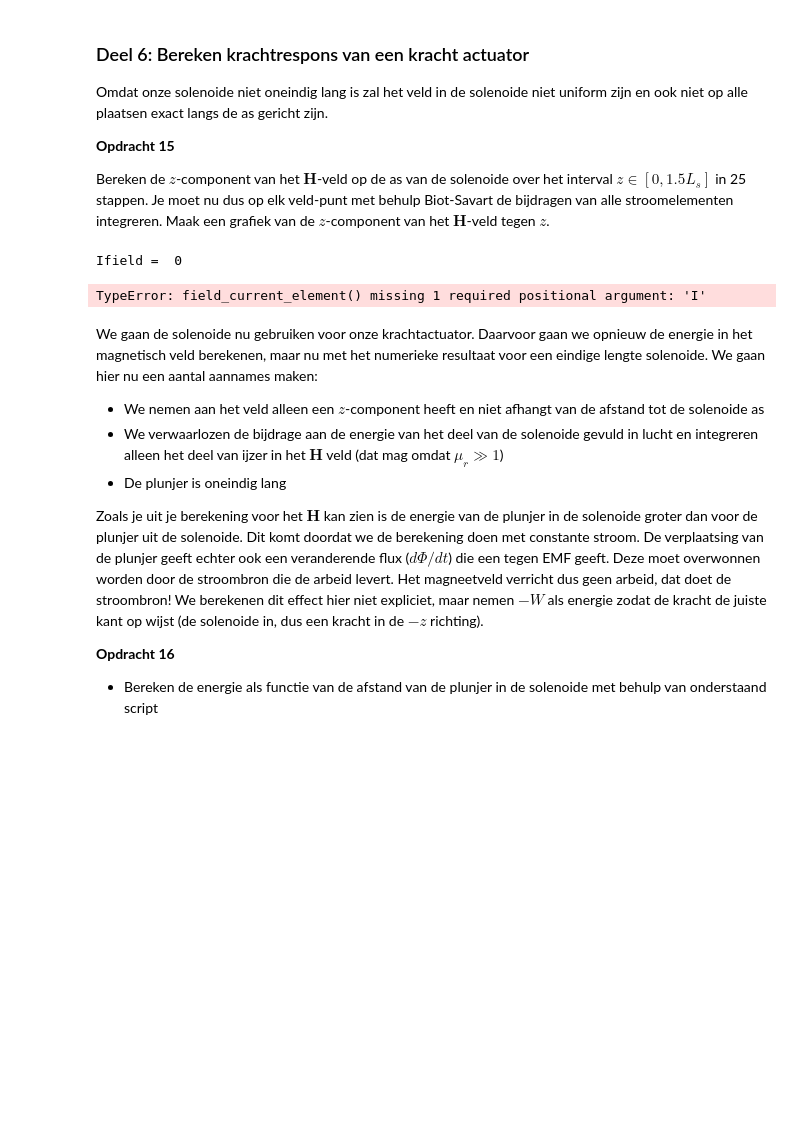
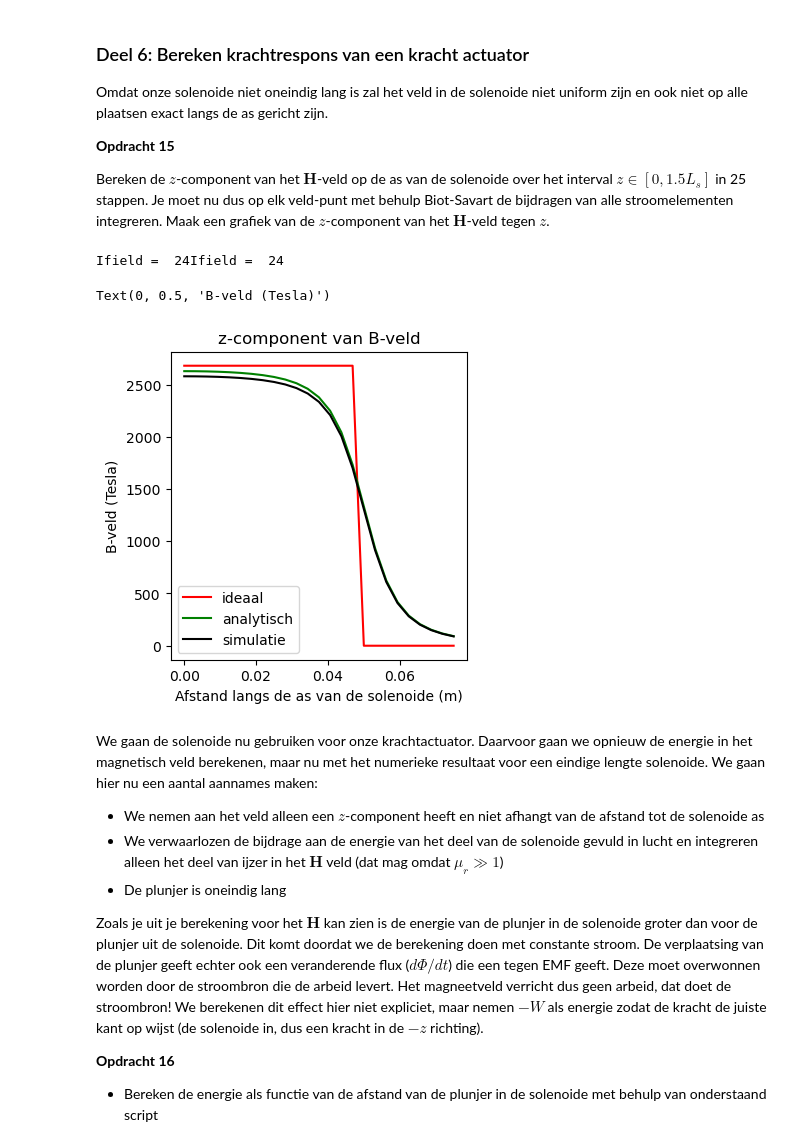
Before and after one commit to ElisabethMijnders/opdrachten-DEF-D-EM, a Jupyter notebook: DigitaleOntwerpopdrachten/2KrachtactuatorOpdracht/2KrachtactuatorOpdracht/KrachtactuatorOpdracht.ipynb, the cells around one changed output. Cells and saved outputs as stored; diff of their text form; code cells hidden in the pictures; blank space fills up the shorter version.

```diff
--- a/DigitaleOntwerpopdrachten/2KrachtactuatorOpdracht/2KrachtactuatorOpdracht/KrachtactuatorOpdracht.ipynb
+++ b/DigitaleOntwerpopdrachten/2KrachtactuatorOpdracht/2KrachtactuatorOpdracht/KrachtactuatorOpdracht.ipynb
@@ -525,23 +525,23 @@ Bereken het veld in het midden van de solenoide en vergelijk het met het analyti
 * Bereken met de functie die jullie eerder geschreven hebben de contributies aan het $H$-veld en sommeer deze.
 # %%
 #Berekening analytische antwoord
-H_analytisch= spoed*I_deur
+H_analytisch_1= spoed_1*I_deur
 
 #2d array voor alle punten langs de z-as
-r_source2 = np.zeros((len(x),3))
-r_source2[:,0] = x
-r_source2[:,1] = y
-r_source2[:,2] = z
+r_source_1 = np.zeros((len(x),3))
+r_source_1[:,0] = x
+r_source_1[:,1] = y
+r_source_1[:,2] = z
 
 #dl is een stukje van de lengte van de spoel
-dl2 = np.diff(r_source2, axis=0)
-r_source2 = r_source2[:-1]
+dl_1 = np.diff(r_source_1, axis=0)
+r_source_1 = r_source_1[:-1]
 
-r_field2 = np.array([0,0,0])
+r_field_1 = np.array([0,0,0])
 
-dH2 = field_current_element2d(r_field2, r_source2, dl2,I_deur)
-H2 = np.sum(dH2)
+dH_1 = field_current_element2d(r_field_1, r_source_1, dl_1,I_deur)
+H_1 = np.sum(dH_1)
 
-print(f"The analytical answer is {H_analytisch:.2f} A/m")
-print(f"The numerical answer is {np.linalg.norm(H2):.2f} A/m")
+print(f"The analytical answer is {H_analytisch_1:.2f} A/m")
+print(f"The numerical answer is {np.linalg.norm(H_1):.2f} A/m")
 # %% [output]
@@ -557,36 +557,36 @@ Bereken de $z$-component van het $\mathbf{H}$-veld op de as van de solenoide ove
 # %%
 n_ax=25
 z_ax=np.linspace(0, 1.5*L_sol/2, n_ax)
 H_ax=np.zeros((n_ax,1))
 
 for i_field in range(n_ax):
     print(f"\rIfield =  {i_field}", end="") # Print welk element van het veld nu berekend wordt.
-    # Bepaal de field coordinate
+    r_field=np.array([0,0,z_ax[i_field]])
     Hsimulated=np.array([0,0,0], dtype='float64')
-    for i_source in np.arange(1, N):
-        # Bepaal dl en r_source en gebruik
-        Hsimulated += field_current_element(r_field, r_source, dl)
-        print(f"Ifield =  {i_field}", end="")
+    Hsimulated += np.sum(field_current_element2d(r_field, r_source_1, dl_1,I_deur))
+    print(f"Ifield =  {i_field}", end="")
 
     # selecting the z-component
     H_ax[i_field,0]=Hsimulated[2]
 
-H_veld_ideaal=analytical_answer*np.ones(n_ax)*(1.0*(z_ax < L_sol/2))
+H_veld_ideaal=H_analytisch_1*np.ones(n_ax)*(1.0*(z_ax < L_sol/2))
 
 # dit is nog een aardige analytische uitdrukking die je kan uitrekenen voor de z-component op de as van een solenoide met eindige lengte
-H_veld_analytisch=(aantal_omwent*I/L_sol/2)*((L_sol/2-z_ax)/np.sqrt((z_ax- L_sol/2)**2 + r_sol**2)+(L_sol/2+z_ax)/np.sqrt((z_ax+ L_sol/2)**2 + r_sol**2))
+H_veld_analytisch=(aantal_omwentelingen*I_deur/L_sol/2)*((L_sol/2-z_ax)/np.sqrt((z_ax- L_sol/2)**2 + r_sol**2)+(L_sol/2+z_ax)/np.sqrt((z_ax+ L_sol/2)**2 + r_sol**2))
 
 plt.figure(figsize=[13,4])
 plt.subplot(131)
 plt.title('z-component van B-veld')
 plt.plot(z_ax, H_veld_ideaal, '-r', label='ideaal')
 plt.plot(z_ax, H_veld_analytisch, '-g', label='analytisch')
 plt.plot(z_ax, H_ax, '-k', label='simulatie')
+plt.legend()
 plt.xlabel('Afstand langs de as van de solenoide (m)')
 plt.ylabel('B-veld (Tesla)')
 # %% [output]
-Ifield =  0
+Ifield =  24Ifield =  24
-TypeError: field_current_element() missing 1 required positional argument: 'I'
+Text(0, 0.5, 'B-veld (Tesla)')
+[figure, added]
 # %% [markdown]
 We gaan de solenoide nu gebruiken voor onze krachtactuator. Daarvoor gaan we opnieuw de energie in het magnetisch veld berekenen, maar nu met het numerieke resultaat voor een eindige lengte solenoide. We gaan hier nu een aantal aannames maken:
 * We nemen aan het veld alleen een $z$-component heeft en niet afhangt van de afstand tot de solenoide as
```
Also changed, not shown: parts of 8 cells of this notebook.
